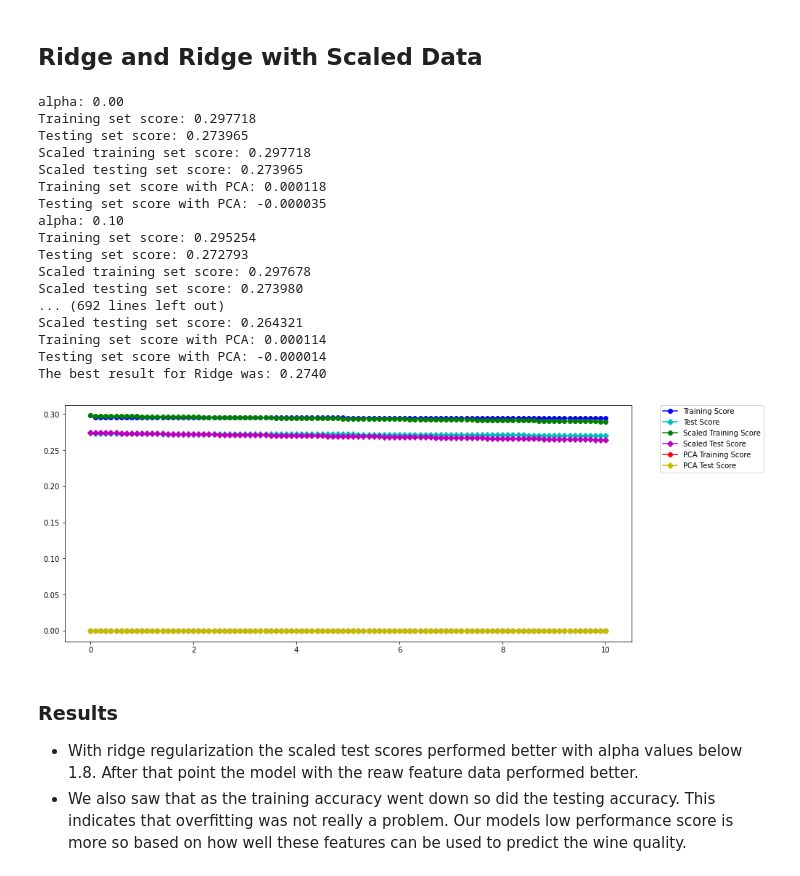
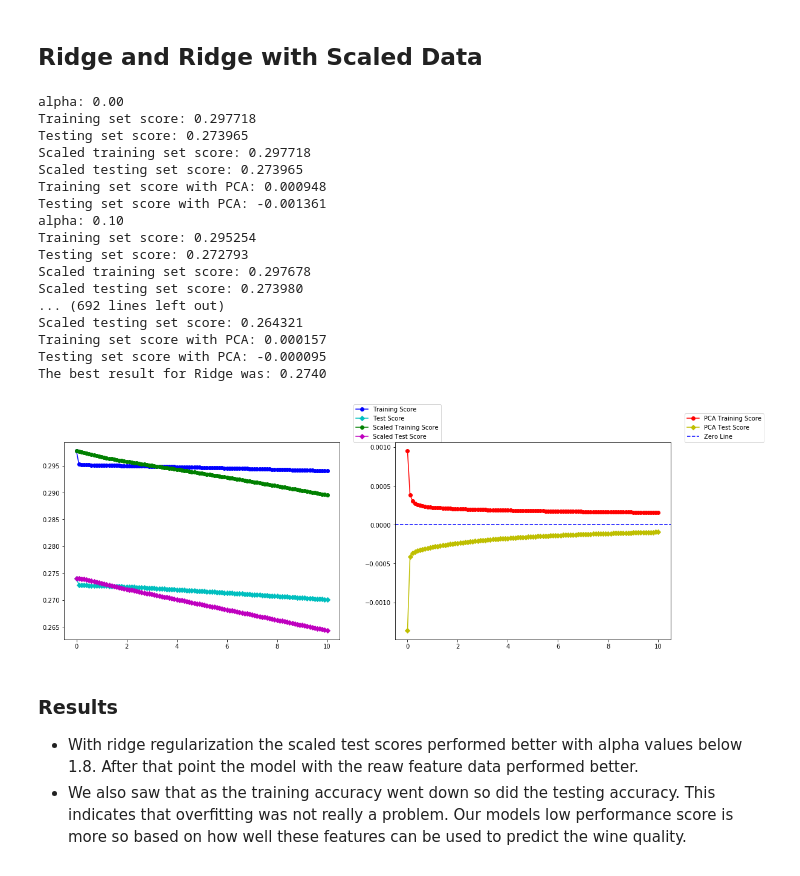
Before and after one commit to avneetgill/ensf544Project, a Jupyter notebook: Project1.2/Q4.1 Regression with dimension reduction.ipynb, the cells around one changed output. Drawn from its saved outputs; the diff is of its cells as text; code cells hidden in the pictures.

```diff
--- a/Project1.2/Q4.1 Regression with dimension reduction.ipynb
+++ b/Project1.2/Q4.1 Regression with dimension reduction.ipynb
@@ -147,8 +147,3 @@ df
 [figure]
 # %% [markdown]
 The graph above shows different components and their explained variances. There is no way to get 100% explained variation, however it is possible to get close. In `Jake VanderPlas`'s `Python Data Science Handbook` he states that having anywhere over 90% of the total variance explained is good enough to model the dataset. In our case all of the explained variances for components higher than or equal to 2 have sufficient explained variance. Since we are trying to reduce the number of componenets as far as possible, we chose 2 as the number of components to use.
-# %%
-pca = PCA(n_components=2)
-pca.fit(pca_X_train)
-pca_X_train = pca.transform(pca_X_train)
-pca_X_test = pca.transform(pca_X_test)
@@ -272,8 +294,8 @@ Training set score: 0.297718
 Testing set score: 0.273965
 Scaled training set score: 0.297718
 Scaled testing set score: 0.273965
-Training set score with PCA: 0.000118
-Testing set score with PCA: -0.000035
+Training set score with PCA: 0.000948
+Testing set score with PCA: -0.001361
 alpha: 0.10
 Training set score: 0.295254
 Testing set score: 0.272793
@@ -281,26 +303,30 @@ Scaled training set score: 0.297678
 Scaled testing set score: 0.273980
 ... (692 lines left out)
 Scaled testing set score: 0.264321
-Training set score with PCA: 0.000114
-Testing set score with PCA: -0.000014
+Training set score with PCA: 0.000157
+Testing set score with PCA: -0.000095
 The best result for Ridge was: 0.2740
 # %%
 # plot the scaled and non scaled
 
 def plot_lr_alphas(d1,d2,d3,d4,d5,d6,labels):
-    f, ax = plt.subplots(1, 1, figsize = (14,6))
+    f, ax = plt.subplots(1, 2, figsize = (18,6))
+    plt.subplot(121)
     plt.plot(labels, d1, 'b', marker='o', label='Training Score')
     plt.plot(labels, d2, 'c', marker='D', label='Test Score')
     plt.plot(labels, d3, 'g', marker='o', label='Scaled Training Score')
     plt.plot(labels, d4, 'm', marker='D', label='Scaled Test Score')
+    plt.legend(bbox_to_anchor=(1.05, 1), loc='lower left', borderaxespad=0.)
+    plt.subplot(122)
     plt.plot(labels, d5, 'r', marker='o', label='PCA Training Score')
     plt.plot(labels, d6, 'y', marker='D', label='PCA Test Score')
-    plt.legend(bbox_to_anchor=(1.05, 1), loc='upper left', borderaxespad=0.)
+    plt.axhline(0, c='b', linestyle='--', label= 'Zero Line')
+    plt.legend(bbox_to_anchor=(1.05, 1), loc='lower left', borderaxespad=0.)
     plt.show()
 
 plot_lr_alphas(ridge_tr_score, ridge_tst_score, sc_ridge_tr_score, sc_ridge_tst_score,ridge_pca_tr_score,ridge_pca_tst_score,alphas)
 # %% [output]
-[figure, old version]
+[figure, new version]
 # %% [markdown]
 ### Results
 - With ridge regularization the scaled test scores performed better with alpha values below 1.8. After that point the model with the reaw feature data performed better.
```
Also changed, not shown: parts of 7 cells of this notebook.
